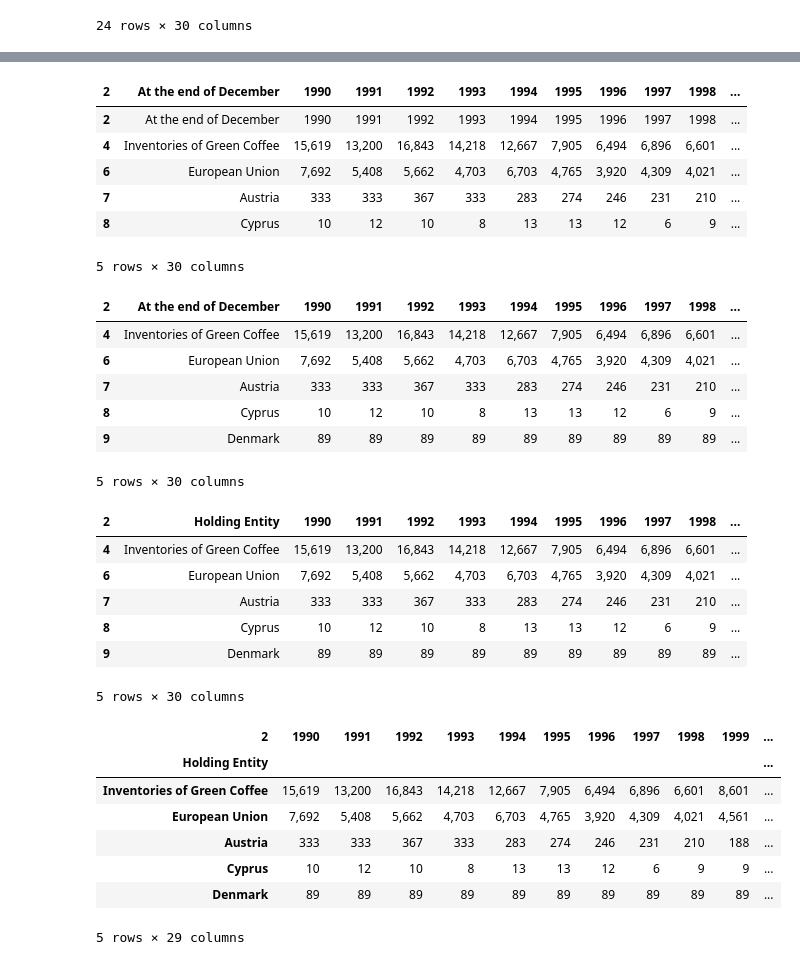
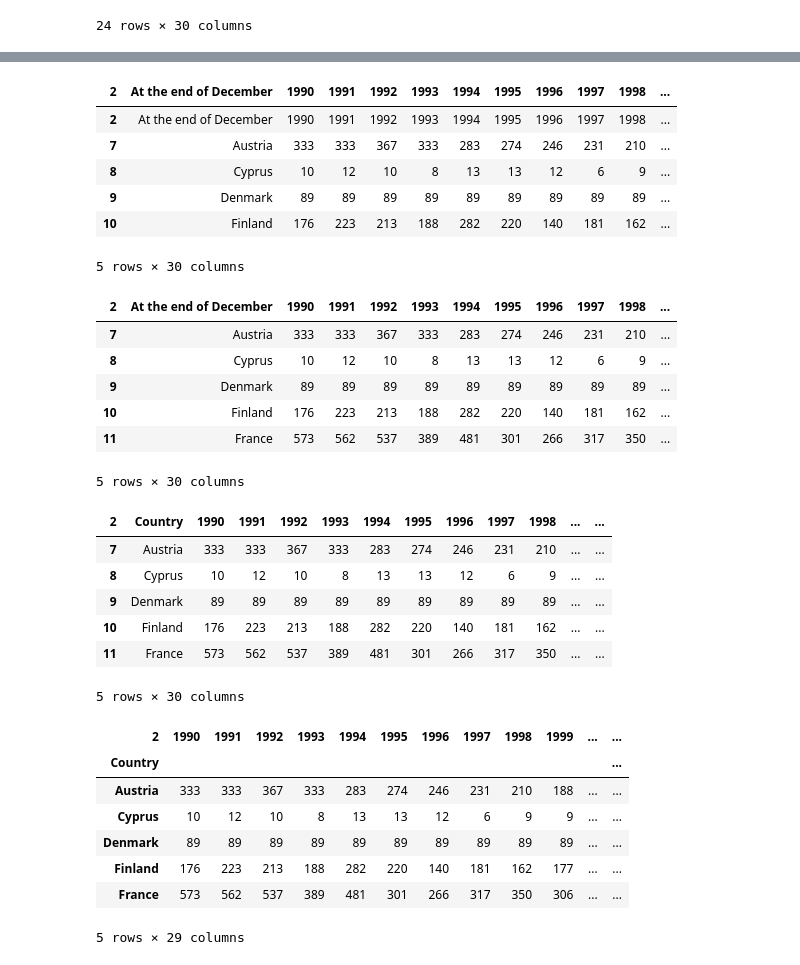
Before and after one commit to dmar0726/ETL-Project, a Jupyter notebook: ico-data/inventories_ico_clean.ipynb, the cells around one changed output, grey strips where cells are left out. Drawn from its saved outputs; the diff is of its cells as text; code cells hidden in the pictures.

```diff
--- a/ico-data/inventories_ico_clean.ipynb
+++ b/ico-data/inventories_ico_clean.ipynb
@@ -47,7 +47,7 @@ inventories_df
 | 29 | © International Coffee Organization | NaN | NaN | NaN | NaN | NaN | NaN | ... |
 24 rows × 30 columns
 # %%
-inventories_df = inventories_df.drop(index=[0,29])
+inventories_df = inventories_df.drop(index=[0, 4, 6, 26, 28, 29])
 inventories_df
 # %% [output]
 |  | Inventories of green coffee in se... | Unnamed: 1 | Unnamed: 2 | Unnamed: 3 | Unnamed: 4 | Unnamed: 5 | Unnamed: 6 | ... |
@@ -70,0 +71,3 @@ inventories_df
+# %%
+inventories_df["Inventories of green coffee in selected importing countries"] = inventories_df["Inventories of green coffee in selected importing countries"].replace({"USA": "United States"})
+inventories_df
@@ -75,10 +97,10 @@ inventories_df.head()
 # %% [output]
 | 2 | At the end of December | 1990 | 1991 | 1992 | 1993 | 1994 | 1995 | 1996 | 1997 | 1998 | ... |
 | 2 | At the end of December | 1990 | 1991 | 1992 | 1993 | 1994 | 1995 | 1996 | 1997 | 1998 | ... |
-| 4 | Inventories of Green Coffee | 15,619 | 13,200 | 16,843 | 14,218 | 12,667 | 7,905 | 6,494 | 6,896 | 6,601 | ... |
-| 6 | European Union | 7,692 | 5,408 | 5,662 | 4,703 | 6,703 | 4,765 | 3,920 | 4,309 | 4,021 | ... |
 | 7 | Austria | 333 | 333 | 367 | 333 | 283 | 274 | 246 | 231 | 210 | ... |
 | 8 | Cyprus | 10 | 12 | 10 | 8 | 13 | 13 | 12 | 6 | 9 | ... |
+| 9 | Denmark | 89 | 89 | 89 | 89 | 89 | 89 | 89 | 89 | 89 | ... |
+| 10 | Finland | 176 | 223 | 213 | 188 | 282 | 220 | 140 | 181 | 162 | ... |
 5 rows × 30 columns
 # %%
 inventories_df = inventories_df.drop(2)
@@ -86,34 +108,34 @@ inventories_df.reset_index(drop=True)
 inventories_df.head()
 # %% [output]
 | 2 | At the end of December | 1990 | 1991 | 1992 | 1993 | 1994 | 1995 | 1996 | 1997 | 1998 | ... |
-| 4 | Inventories of Green Coffee | 15,619 | 13,200 | 16,843 | 14,218 | 12,667 | 7,905 | 6,494 | 6,896 | 6,601 | ... |
-| 6 | European Union | 7,692 | 5,408 | 5,662 | 4,703 | 6,703 | 4,765 | 3,920 | 4,309 | 4,021 | ... |
 | 7 | Austria | 333 | 333 | 367 | 333 | 283 | 274 | 246 | 231 | 210 | ... |
 | 8 | Cyprus | 10 | 12 | 10 | 8 | 13 | 13 | 12 | 6 | 9 | ... |
 | 9 | Denmark | 89 | 89 | 89 | 89 | 89 | 89 | 89 | 89 | 89 | ... |
+| 10 | Finland | 176 | 223 | 213 | 188 | 282 | 220 | 140 | 181 | 162 | ... |
+| 11 | France | 573 | 562 | 537 | 389 | 481 | 301 | 266 | 317 | 350 | ... |
 5 rows × 30 columns
 # %%
-inventories_df = inventories_df.rename(columns = {"At the end of December": "Holding Entity"})
+inventories_df = inventories_df.rename(columns = {"At the end of December": "Country"})
 inventories_df.head()
 # %% [output]
-| 2 | Holding Entity | 1990 | 1991 | 1992 | 1993 | 1994 | 1995 | 1996 | 1997 | 1998 | ... |
-| 4 | Inventories of Green Coffee | 15,619 | 13,200 | 16,843 | 14,218 | 12,667 | 7,905 | 6,494 | 6,896 | 6,601 | ... |
-| 6 | European Union | 7,692 | 5,408 | 5,662 | 4,703 | 6,703 | 4,765 | 3,920 | 4,309 | 4,021 | ... |
-| 7 | Austria | 333 | 333 | 367 | 333 | 283 | 274 | 246 | 231 | 210 | ... |
-| 8 | Cyprus | 10 | 12 | 10 | 8 | 13 | 13 | 12 | 6 | 9 | ... |
-| 9 | Denmark | 89 | 89 | 89 | 89 | 89 | 89 | 89 | 89 | 89 | ... |
+| 2 | Country | 1990 | 1991 | 1992 | 1993 | 1994 | 1995 | 1996 | 1997 | 1998 | ... | ... |
+| 7 | Austria | 333 | 333 | 367 | 333 | 283 | 274 | 246 | 231 | 210 | ... | ... |
+| 8 | Cyprus | 10 | 12 | 10 | 8 | 13 | 13 | 12 | 6 | 9 | ... | ... |
+| 9 | Denmark | 89 | 89 | 89 | 89 | 89 | 89 | 89 | 89 | 89 | ... | ... |
+| 10 | Finland | 176 | 223 | 213 | 188 | 282 | 220 | 140 | 181 | 162 | ... | ... |
+| 11 | France | 573 | 562 | 537 | 389 | 481 | 301 | 266 | 317 | 350 | ... | ... |
 5 rows × 30 columns
 # %%
-final_df = inventories_df.set_index(keys="Holding Entity")
+final_df = inventories_df.set_index(keys="Country")
 final_df.head()
 # %% [output]
-| 2 | 1990 | 1991 | 1992 | 1993 | 1994 | 1995 | 1996 | 1997 | 1998 | 1999 | ... |
-| Holding Entity |  |  |  |  |  |  |  |  |  |  | ... |
-| Inventories of Green Coffee | 15,619 | 13,200 | 16,843 | 14,218 | 12,667 | 7,905 | 6,494 | 6,896 | 6,601 | 8,601 | ... |
-| European Union | 7,692 | 5,408 | 5,662 | 4,703 | 6,703 | 4,765 | 3,920 | 4,309 | 4,021 | 4,561 | ... |
-| Austria | 333 | 333 | 367 | 333 | 283 | 274 | 246 | 231 | 210 | 188 | ... |
-| Cyprus | 10 | 12 | 10 | 8 | 13 | 13 | 12 | 6 | 9 | 9 | ... |
-| Denmark | 89 | 89 | 89 | 89 | 89 | 89 | 89 | 89 | 89 | 89 | ... |
+| 2 | 1990 | 1991 | 1992 | 1993 | 1994 | 1995 | 1996 | 1997 | 1998 | 1999 | ... | ... |
+| Country |  |  |  |  |  |  |  |  |  |  |  | ... |
+| Austria | 333 | 333 | 367 | 333 | 283 | 274 | 246 | 231 | 210 | 188 | ... | ... |
+| Cyprus | 10 | 12 | 10 | 8 | 13 | 13 | 12 | 6 | 9 | 9 | ... | ... |
+| Denmark | 89 | 89 | 89 | 89 | 89 | 89 | 89 | 89 | 89 | 89 | ... | ... |
+| Finland | 176 | 223 | 213 | 188 | 282 | 220 | 140 | 181 | 162 | 177 | ... | ... |
+| France | 573 | 562 | 537 | 389 | 481 | 301 | 266 | 317 | 350 | 306 | ... | ... |
 5 rows × 29 columns
 # %%
 final_df.to_csv("inventories_ico.csv", header=True)
```
Also changed, not shown: parts of 2 cells of this notebook, 10 other files.
